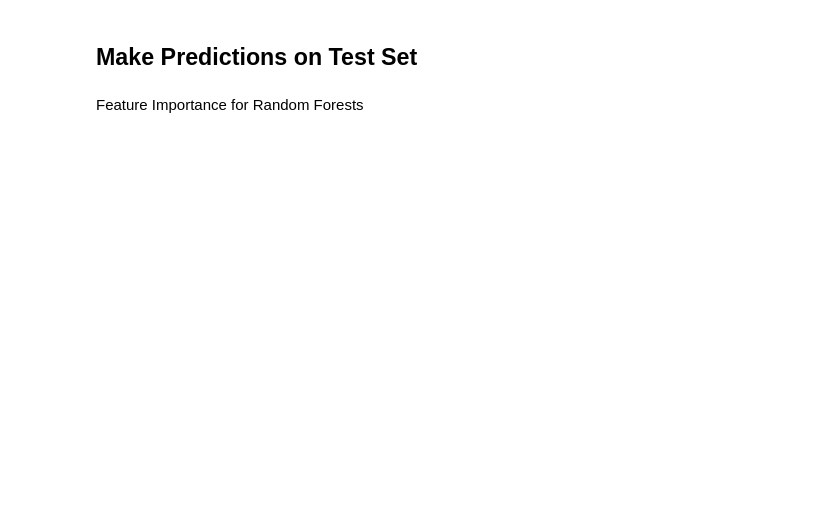
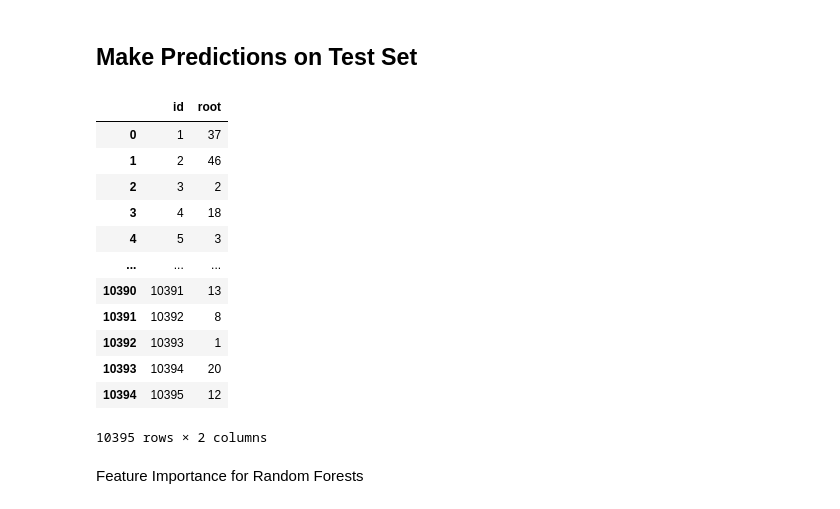
Before and after one commit to nifeolaj/tree-root-prediction, a Jupyter notebook: notebooks/model.ipynb, the cells around one changed output. Cells and saved outputs as stored; diff of their text form; code cells hidden in the pictures; blank space fills up the shorter version.

```diff
--- a/notebooks/model.ipynb
+++ b/notebooks/model.ipynb
@@ -480,2 +777,20 @@ resampled_data = pd.concat([
 # %% [markdown]
 ## Modeling
+# %%
+from sklearn.ensemble import RandomForestClassifier
+from sklearn.metrics import classification_report, f1_score
+
+# Initialize with balanced class weights
+rf = RandomForestClassifier(
+      # Key: Auto-adjusts weights for the rare class
+    random_state=42, n_estimators=200,        # Number of trees
+    max_depth=100,             # Control overfitting (adjust based on tree size)
+    min_samples_leaf=10, class_weight='balanced_subsample'
+)
+# Train
+rf.fit(X_train_normalized, y_train)
+y_pred = rf.predict(X_val_normalized)
+print(classification_report(y_val, y_pred))
+
+# Focus on F1-score for the root class
+print(f"F1-Score (Root): {f1_score(y_val, y_pred, pos_label=1):.3f}")
@@ -777,25 +1260,39 @@ best_rf.fit(X_normalized, y)
 ## Make Predictions on Test Set
 # %%
 # read test data
-test_df = pd.read_csv('test.csv')
+test_df = pd.read_csv('../data/test.csv')
 X_test = preprocess(test_df)
 test_normalized = scaling(X_test).drop(['language', 'sentence', 'vertex'], axis=1)
 
 # Predictions
 test_pred = best_rf.predict(test_normalized)
 test_probs = best_rf.predict_proba(test_normalized)[:, 1]
 
 X_test['probability'] = test_probs
 
 df_max = X_test.loc[X_test.groupby(['language', 'sentence'])['probability'].idxmax()]
 
 df_max = df_max[['language','sentence', 'vertex']].rename(columns={'vertex': 'root'}).reset_index(drop=True)
 
 
 submission_df = test_df.merge(df_max, on=['language', 'sentence'], how='left')
 submission_df = submission_df[['id', 'root']]
 
 submission_df
+# %% [output]
+|  | id | root |
+| 0 | 1 | 37 |
+| 1 | 2 | 46 |
+| 2 | 3 | 2 |
+| 3 | 4 | 18 |
+| 4 | 5 | 3 |
+| ... | ... | ... |
+| 10390 | 10391 | 13 |
+| 10391 | 10392 | 8 |
+| 10392 | 10393 | 1 |
+| 10393 | 10394 | 20 |
+| 10394 | 10395 | 12 |
+10395 rows × 2 columns
 # %% [markdown]
 Feature Importance for Random Forests
 # %%
```
Also changed, not shown: parts of 46 cells of this notebook.
